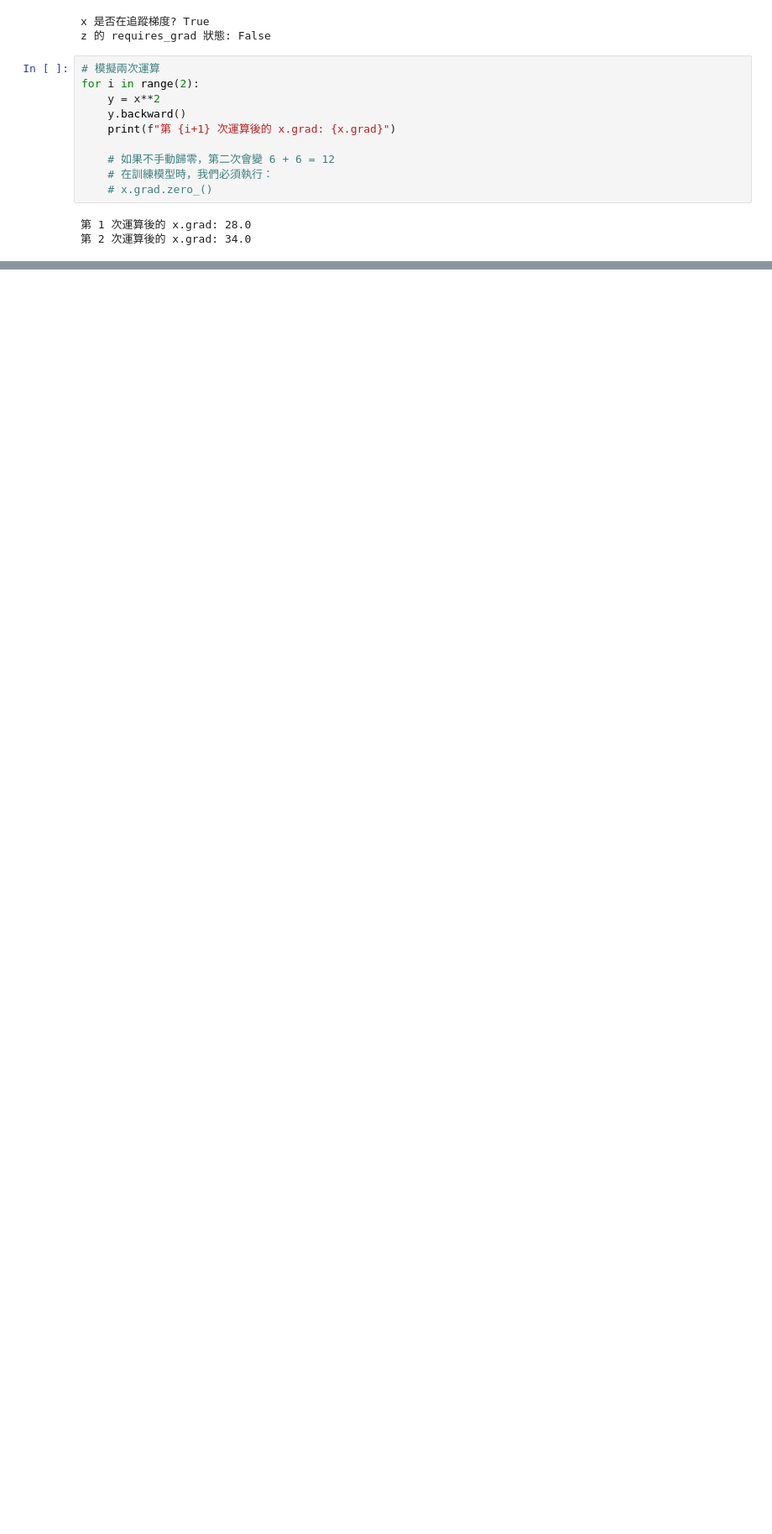
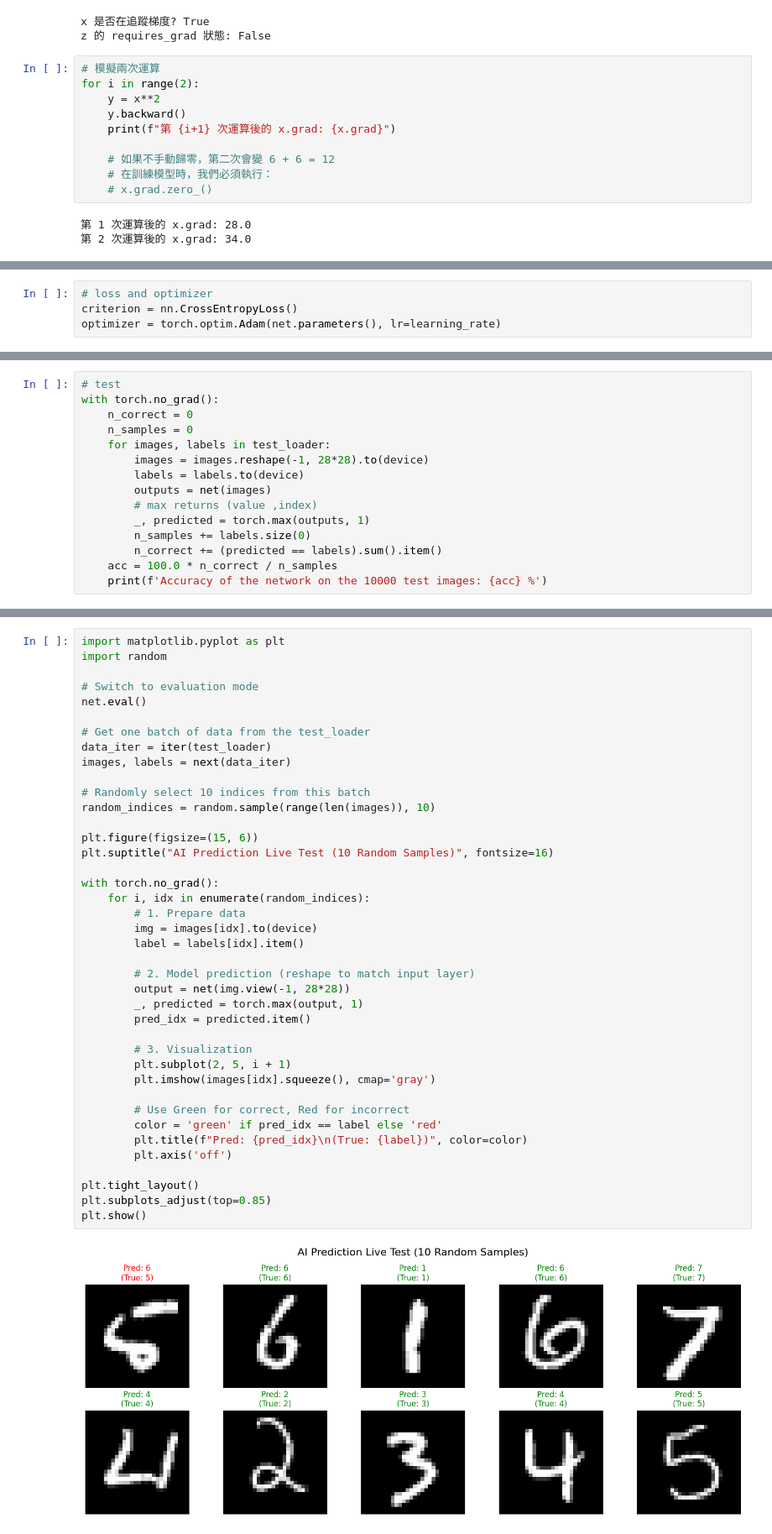
Before and after one commit to frank20100206/YTP-demo, a Jupyter notebook: 3_22.ipynb, the cells around one changed output, grey strips where cells are left out. Shown at 84% size. Cells and saved outputs as stored; diff of their text form; blank space fills up the shorter version.

```diff
--- a/3_22.ipynb
+++ b/3_22.ipynb
@@ -162,0 +231,4 @@ for i in range(2):
+# %%
+# loss and optimizer
+criterion = nn.CrossEntropyLoss()
+optimizer = torch.optim.Adam(net.parameters(), lr=learning_rate)
@@ -162,0 +274,15 @@ for i in range(2):
+# %%
+# test
+with torch.no_grad():
+    n_correct = 0
+    n_samples = 0
+    for images, labels in test_loader:
+        images = images.reshape(-1, 28*28).to(device)
+        labels = labels.to(device)
+        outputs = net(images)
+        # max returns (value ,index)
+        _, predicted = torch.max(outputs, 1)
+        n_samples += labels.size(0)
+        n_correct += (predicted == labels).sum().item()
+    acc = 100.0 * n_correct / n_samples
+    print(f'Accuracy of the network on the 10000 test images: {acc} %')
@@ -162,0 +291,42 @@ for i in range(2):
+# %%
+import matplotlib.pyplot as plt
+import random
+
+# Switch to evaluation mode
+net.eval()
+
+# Get one batch of data from the test_loader
+data_iter = iter(test_loader)
+images, labels = next(data_iter)
+
+# Randomly select 10 indices from this batch
+random_indices = random.sample(range(len(images)), 10)
+
+plt.figure(figsize=(15, 6))
+plt.suptitle("AI Prediction Live Test (10 Random Samples)", fontsize=16)
+
+with torch.no_grad():
+    for i, idx in enumerate(random_indices):
+        # 1. Prepare data
+        img = images[idx].to(device)
+        label = labels[idx].item()
+
+        # 2. Model prediction (reshape to match input layer)
+        output = net(img.view(-1, 28*28))
+        _, predicted = torch.max(output, 1)
+        pred_idx = predicted.item()
+
+        # 3. Visualization
+        plt.subplot(2, 5, i + 1)
+        plt.imshow(images[idx].squeeze(), cmap='gray')
+
+        # Use Green for correct, Red for incorrect
+        color = 'green' if pred_idx == label else 'red'
+        plt.title(f"Pred: {pred_idx}\n(True: {label})", color=color)
+        plt.axis('off')
+
+plt.tight_layout()
+plt.subplots_adjust(top=0.85)
+plt.show()
+# %% [output]
+[figure, added]
```
Also changed, not shown: parts of 7 cells of this notebook.
